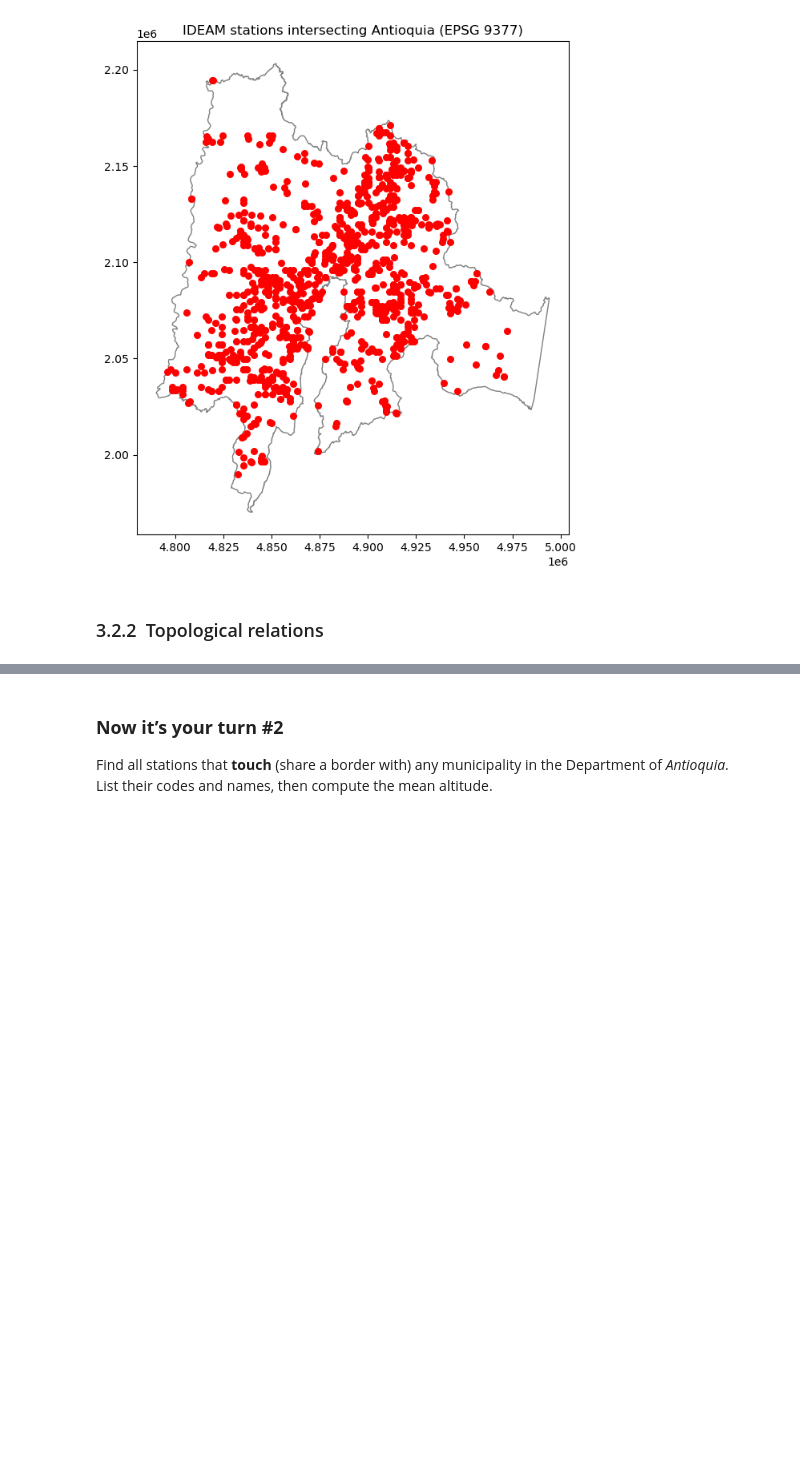
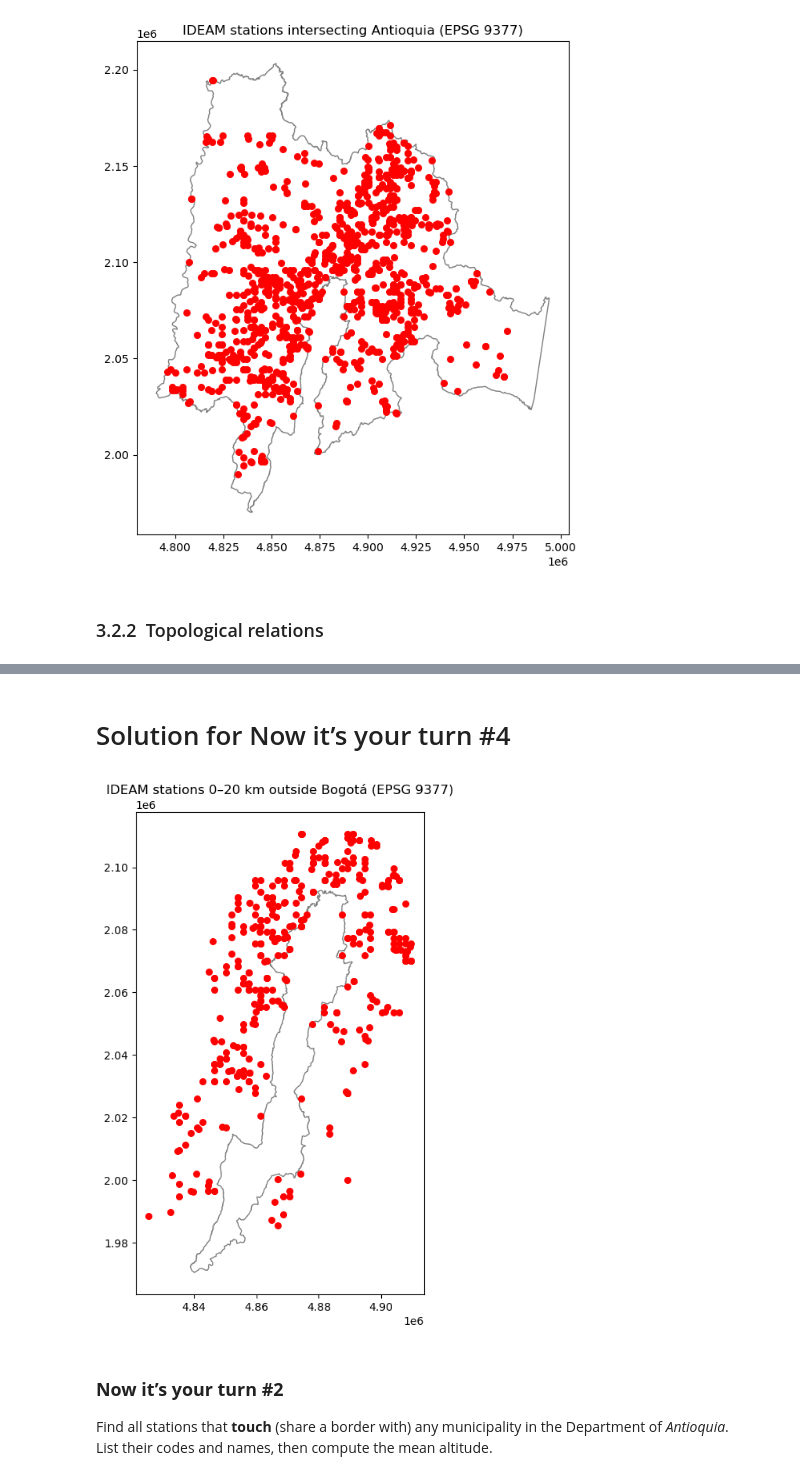
Before and after one commit to lccastillov/prog_sig_2025_1, a Jupyter notebook: Workshop6_SpatialOpertaions_Vector_Data.ipynb, the cells around one changed output, grey strips where cells are left out. Drawn from its saved outputs; the diff is of its cells as text; code cells hidden in the pictures; blank space fills up the shorter version.

```diff
--- a/Workshop6_SpatialOpertaions_Vector_Data.ipynb
+++ b/Workshop6_SpatialOpertaions_Vector_Data.ipynb
@@ -415,3 +424,27 @@ Stations found: 1058
+# %% [markdown]
+# Solution for Now it’s your turn #4
+# %%
+# 1. Extract the single Bogotá polygon
+bogota_geom = bogota_muni.geometry.iloc[0]
+
+# 2. Create separate boolean masks
+inside_mask     = gdf_est.intersects(bogota_muni.geometry.iloc[0])            # True for stations inside Bogotá
+within20km_mask = gdf_est.distance(bogota_muni.geometry.iloc[0])<20000  # True for stations within 20 km
+
+# 3. Combine masks: outside Bogotá AND within 20 km
+ring_mask = (~inside_mask) & within20km_mask
+
+# 4. Subset gdf_est to get only stations in the 0–20 km ring
+ring_stations = gdf_est[ring_mask]
+
+
+# 6. Plot Bogotá boundary and the ring stations
+ax = bogota_muni.plot(color="none", edgecolor="grey", figsize=(8, 8))
+ring_stations.plot(ax=ax, color="red", markersize=30)
+plt.title("IDEAM stations 0–20 km outside Bogotá (EPSG 9377)")
+plt.show()
+# %% [output]
+[figure, added]
 # %% [markdown]
 ### **Now it’s your turn #2**
 Find all stations that **touch** (share a border with) any municipality in the Department of *Antioquia*.
```
Also changed, not shown: parts of 5 cells of this notebook.
